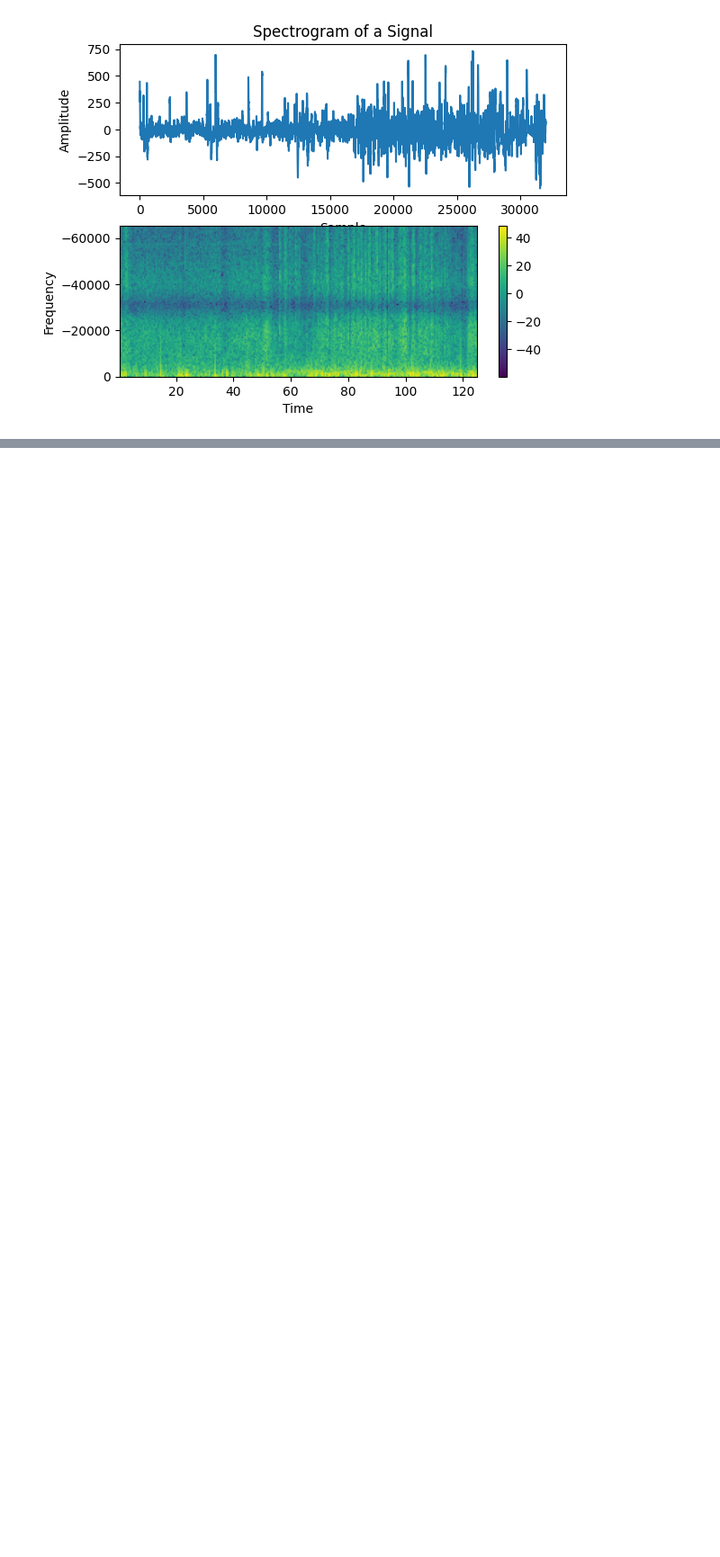
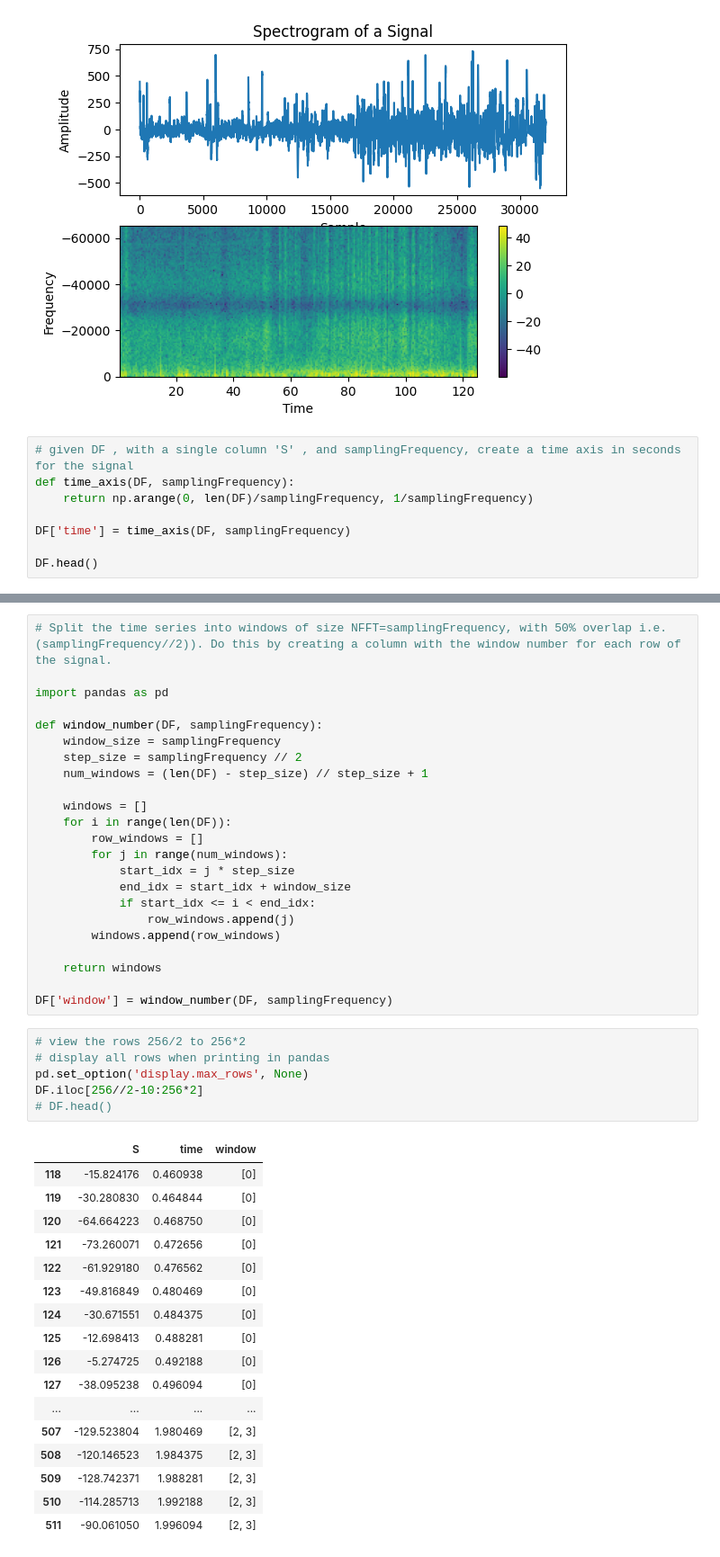
Before and after one commit to menonpg/bioeng2390_ai_in_healthcare, a Jupyter notebook: Week02/ReadMAT_ConvertToSignalvsTime_EngineerWINDOWEDFeatures.ipynb, the cells around one changed output, grey strips where cells are left out. Shown at 90% size. Drawn from its saved outputs; the diff is of its cells as text; blank space fills up the shorter version.

```diff
--- a/Week02/ReadMAT_ConvertToSignalvsTime_EngineerWINDOWEDFeatures.ipynb
+++ b/Week02/ReadMAT_ConvertToSignalvsTime_EngineerWINDOWEDFeatures.ipynb
@@ -78,3 +78,11 @@ plot.colorbar()
 plot.show()
 # %% [output]
 [figure]
+# %%
+# given DF , with a single column 'S' , and samplingFrequency, create a time axis in seconds for the signal
+def time_axis(DF, samplingFrequency):
+    return np.arange(0, len(DF)/samplingFrequency, 1/samplingFrequency)
+
+DF['time'] = time_axis(DF, samplingFrequency)
+
+DF.head()
@@ -80,0 +96,47 @@ plot.show()
+# %%
+# Split the time series into windows of size NFFT=samplingFrequency, with 50% overlap i.e. (samplingFrequency//2)). Do this by creating a column with the window number for each row of the signal.
+
+import pandas as pd
+
+def window_number(DF, samplingFrequency):
+    window_size = samplingFrequency
+    step_size = samplingFrequency // 2
+    num_windows = (len(DF) - step_size) // step_size + 1
+
+    windows = []
+    for i in range(len(DF)):
+        row_windows = []
+        for j in range(num_windows):
+            start_idx = j * step_size
+            end_idx = start_idx + window_size
+            if start_idx <= i < end_idx:
+                row_windows.append(j)
+        windows.append(row_windows)
+
+    return windows
+
+DF['window'] = window_number(DF, samplingFrequency)
+# %%
+# view the rows 256/2 to 256*2
+# display all rows when printing in pandas
+pd.set_option('display.max_rows', None)
+DF.iloc[256//2-10:256*2]
+# DF.head()
+# %% [output]
+|  | S | time | window |
+| 118 | -15.824176 | 0.460938 | [0] |
+| 119 | -30.280830 | 0.464844 | [0] |
+| 120 | -64.664223 | 0.468750 | [0] |
+| 121 | -73.260071 | 0.472656 | [0] |
+| 122 | -61.929180 | 0.476562 | [0] |
+| 123 | -49.816849 | 0.480469 | [0] |
+| 124 | -30.671551 | 0.484375 | [0] |
+| 125 | -12.698413 | 0.488281 | [0] |
+| 126 | -5.274725 | 0.492188 | [0] |
+| 127 | -38.095238 | 0.496094 | [0] |
+| ... | ... | ... | ... |
+| 507 | -129.523804 | 1.980469 | [2, 3] |
+| 508 | -120.146523 | 1.984375 | [2, 3] |
+| 509 | -128.742371 | 1.988281 | [2, 3] |
+| 510 | -114.285713 | 1.992188 | [2, 3] |
+| 511 | -90.061050 | 1.996094 | [2, 3] |
```
Also changed, not shown: parts of 2 cells of this notebook.
